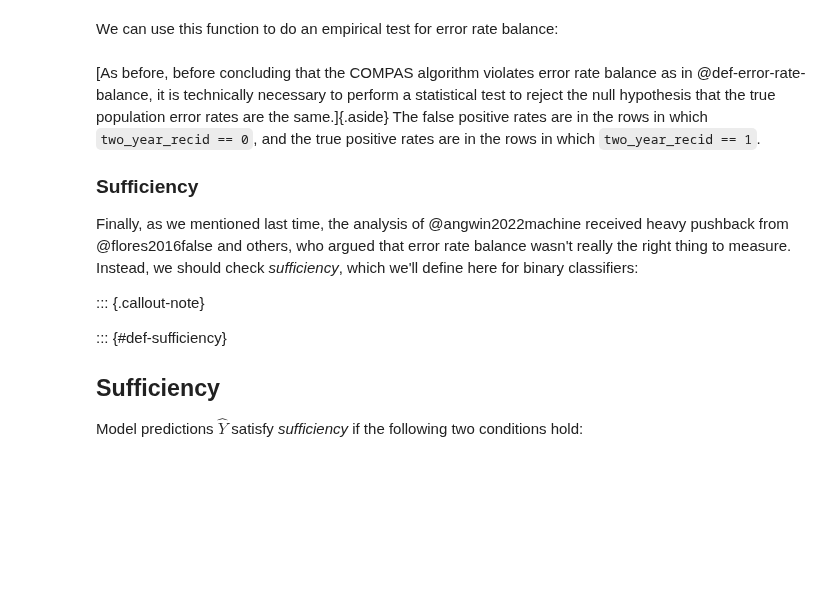
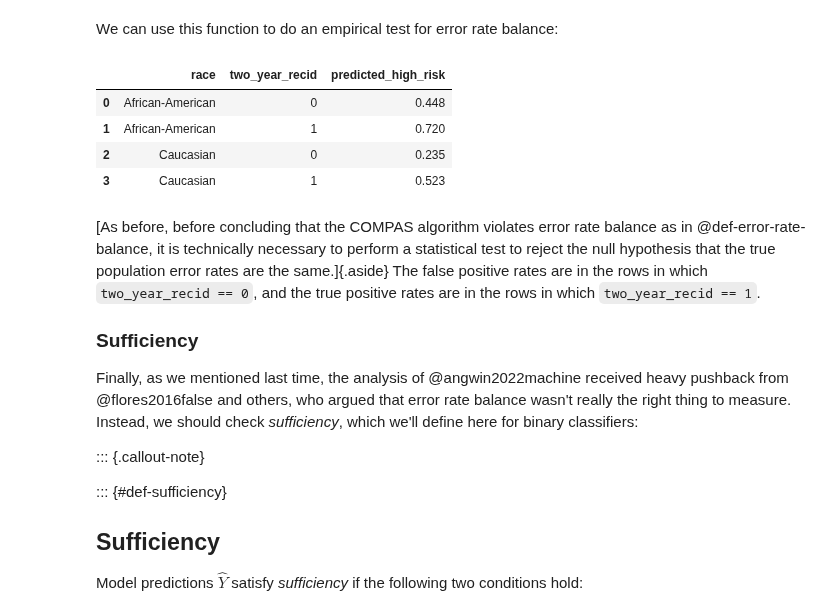
Before and after one commit to ctkatz/ctkatz.github.io, a Jupyter notebook: docs/live-notebooks/12-statistical-fairness.ipynb, the cells around one changed output. Cells and saved outputs as stored; diff of their text form; code cells hidden in the pictures; blank space fills up the shorter version.

```diff
--- a/docs/live-notebooks/12-statistical-fairness.ipynb
+++ b/docs/live-notebooks/12-statistical-fairness.ipynb
@@ -120,8 +140,19 @@ $$
 $$
 
 Let's write another function with the same API to give a summary of error rates between two groups using these formulas. As we know, it's pretty convenient to do this with confusion matrices. It's not much more difficult to do it "by hand" using vectorized Pandas computations:
+# %%
+def test_error_rate_balance(df, group_col, target, pred):
+  return df.groupby([group_col, target])[pred].mean().reset_index()
 # %% [markdown]
 We can use this function to do an empirical test for error rate balance:
+# %%
+test_error_rate_balance(compas, "race", "two_year_recid", "predicted_high_risk")
+# %% [output]
+|  | race | two_year_recid | predicted_high_risk |
+| 0 | African-American | 0 | 0.448 |
+| 1 | African-American | 1 | 0.720 |
+| 2 | Caucasian | 0 | 0.235 |
+| 3 | Caucasian | 1 | 0.523 |
 # %% [markdown]
 [As before, before concluding that the COMPAS algorithm violates error rate balance as in @def-error-rate-balance, it is technically necessary to perform a statistical test to reject the null hypothesis that the true population error rates are the same.]{.aside}
 The false positive rates are in the rows in which `two_year_recid == 0`, and the true positive rates are in the rows in which `two_year_recid == 1`.
```
Also changed, not shown: parts of 5 cells of this notebook.
